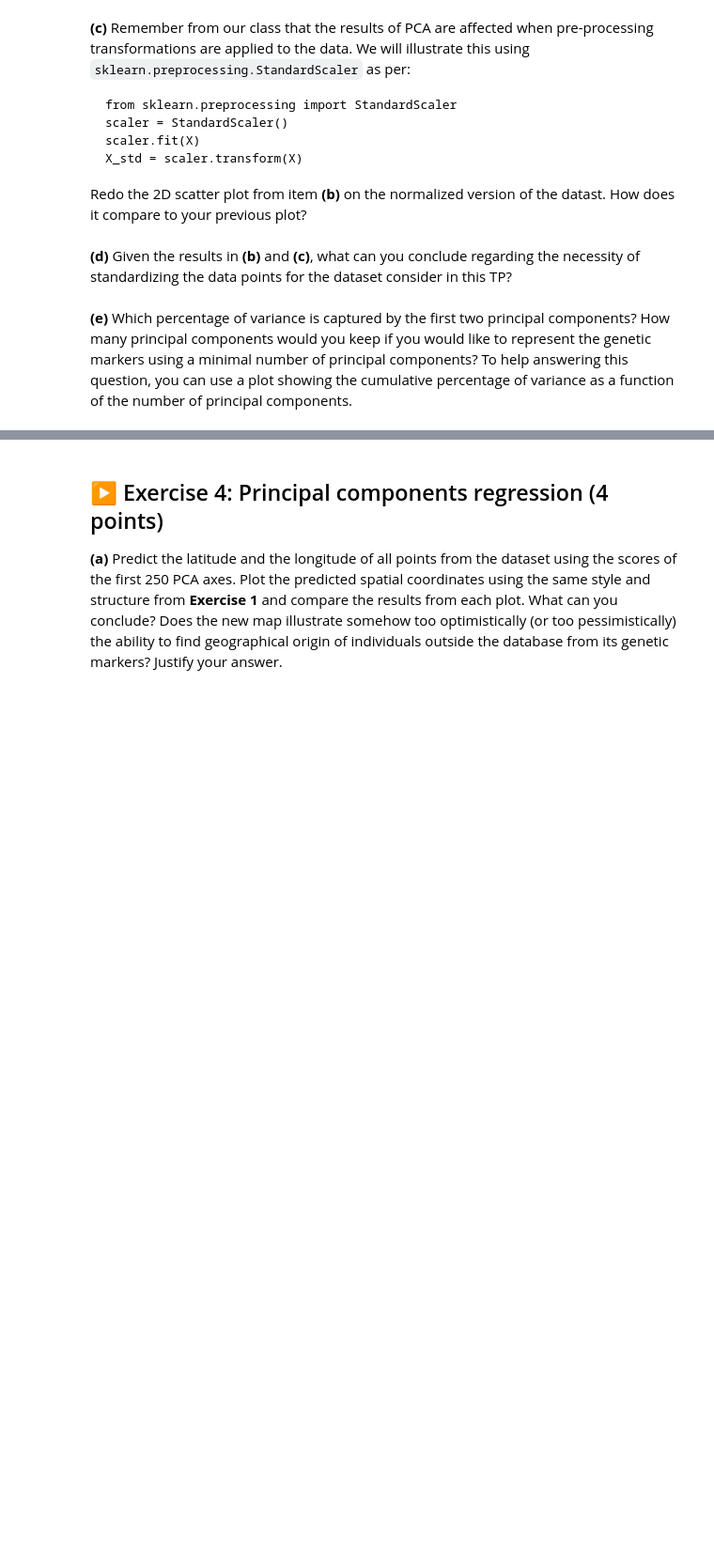
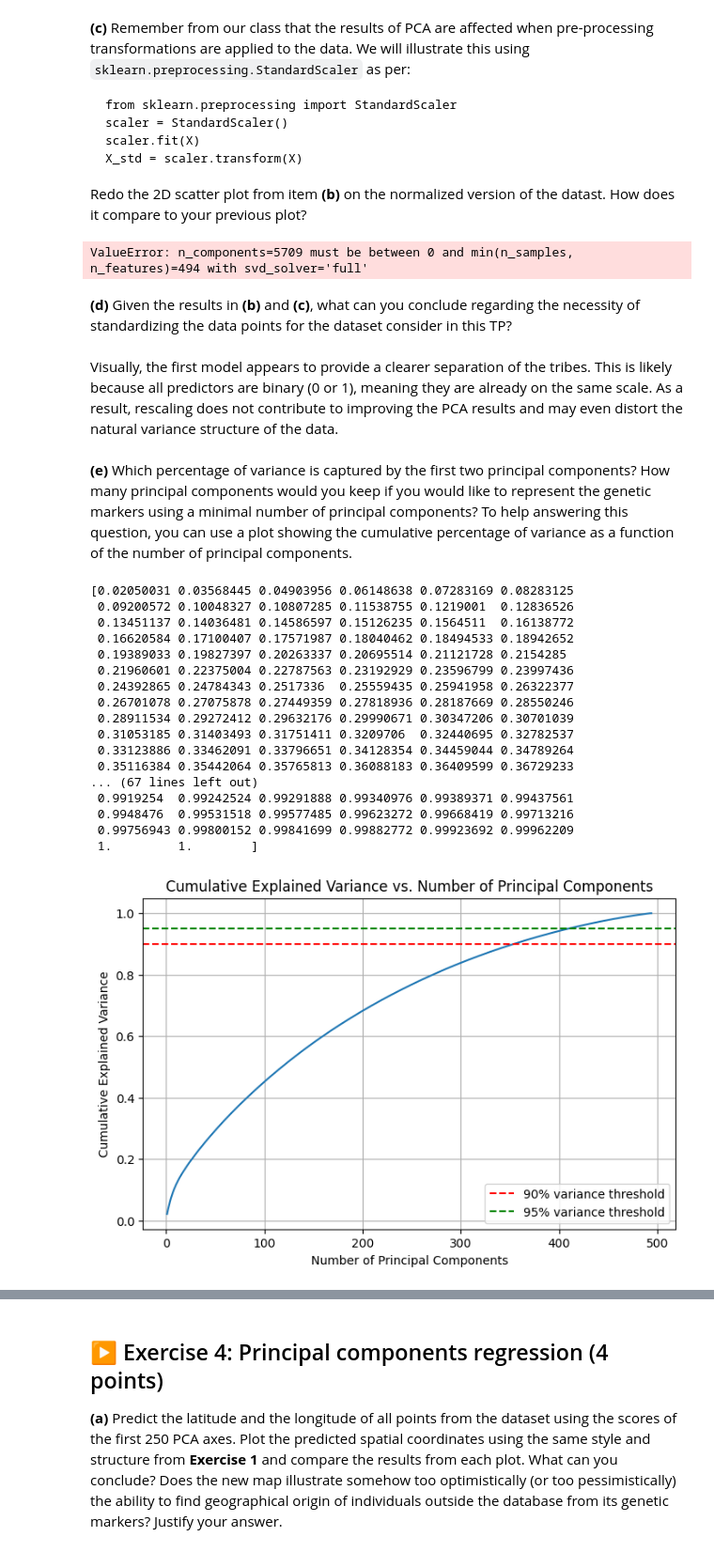
Before and after one commit to giangNguyen2007/statistical_learning, a Jupyter notebook: TP2/TP2.ipynb, the cells around one changed output, grey strips where cells are left out. Shown at 94% size. Saved outputs shown, nothing was run; the diff lists cells and outputs as text; code cells hidden in the pictures; blank space fills up the shorter version.

````diff
--- a/TP2/TP2.ipynb
+++ b/TP2/TP2.ipynb
@@ -211,7 +265,70 @@ scaler.fit(X)
 X_std = scaler.transform(X)
 ```
 Redo the 2D scatter plot from item **(b)** on the normalized version of the datast. How does it compare to your previous plot?
+# %%
+scaler = StandardScaler()
+X_scaled = scaler.fit_transform(X)
+
+pca_scaled = PCA(n_components=5709)
+X_scaled_pca = pca_scaled.fit_transform(X_scaled)
+
+plt.figure(figsize=(8, 6))
+
+# Get unique tribe labels
+tribes = np.unique(y)
+markers = ['o', 's', '^', 'x', 'D', 'P', '*']
+colors = plt.cm.get_cmap("tab10", len(tribes))
+
+for i, tribe in enumerate(tribes):
+    mask = (y == tribe)
+    plt.scatter(X_scaled_pca[mask, 0], X_scaled_pca[mask, 1],
+                label=tribe, marker=markers[i % len(markers)],
+                color=colors(i), alpha=0.7)
+
+plt.xlabel("First Principal Component")
+plt.ylabel("Second Principal Component")
+# %% [output]
+ValueError: n_components=5709 must be between 0 and min(n_samples, n_features)=494 with svd_solver='full'
 # %% [markdown]
 **(d)** Given the results in **(b)** and **(c)**, what can you conclude regarding the necessity of standardizing the data points for the dataset consider in this TP?
+# %% [markdown]
+Visually, the first model appears to provide a clearer separation of the tribes. This is likely because all predictors are binary (0 or 1), meaning they are already on the same scale. As a result, rescaling does not contribute to improving the PCA results and may even distort the natural variance structure of the data.
 # %% [markdown]
 **(e)** Which percentage of variance is captured by the first two principal components? How many principal components would you keep if you would like to represent the genetic markers using a minimal number of principal components? To help answering this question, you can use a plot showing the cumulative percentage of variance as a function of the number of principal components.
+# %%
+explained_variance_ratio = pca.explained_variance_ratio_
+
+cumulative_variance = np.cumsum(explained_variance_ratio)
+
+print(cumulative_variance)
+
+# Plot cumulative explained variance
+plt.figure(figsize=(8, 5))
+plt.plot(range(1, len(cumulative_variance) + 1), cumulative_variance, linestyle='-')
+plt.axhline(y=0.9, color='r', linestyle='--', label="90% variance threshold")
+plt.axhline(y=0.95, color='g', linestyle='--', label="95% variance threshold")
+plt.xlabel("Number of Principal Components")
+plt.ylabel("Cumulative Explained Variance")
+plt.title("Cumulative Explained Variance vs. Number of Principal Components")
+plt.legend()
+plt.grid()
+plt.show()
+# %% [output]
+[0.02050031 0.03568445 0.04903956 0.06148638 0.07283169 0.08283125
+ 0.09200572 0.10048327 0.10807285 0.11538755 0.1219001  0.12836526
+ 0.13451137 0.14036481 0.14586597 0.15126235 0.1564511  0.16138772
+ 0.16620584 0.17100407 0.17571987 0.18040462 0.18494533 0.18942652
+ 0.19389033 0.19827397 0.20263337 0.20695514 0.21121728 0.2154285
+ 0.21960601 0.22375004 0.22787563 0.23192929 0.23596799 0.23997436
+ 0.24392865 0.24784343 0.2517336  0.25559435 0.25941958 0.26322377
+ 0.26701078 0.27075878 0.27449359 0.27818936 0.28187669 0.28550246
+ 0.28911534 0.29272412 0.29632176 0.29990671 0.30347206 0.30701039
+ 0.31053185 0.31403493 0.31751411 0.3209706  0.32440695 0.32782537
+ 0.33123886 0.33462091 0.33796651 0.34128354 0.34459044 0.34789264
+ 0.35116384 0.35442064 0.35765813 0.36088183 0.36409599 0.36729233
+... (67 lines left out)
+ 0.9919254  0.99242524 0.99291888 0.99340976 0.99389371 0.99437561
+ 0.9948476  0.99531518 0.99577485 0.99623272 0.99668419 0.99713216
+ 0.99756943 0.99800152 0.99841699 0.99882772 0.99923692 0.99962209
+ 1.         1.        ]
+[figure, added]
````
Also changed, not shown: parts of 6 cells of this notebook.
